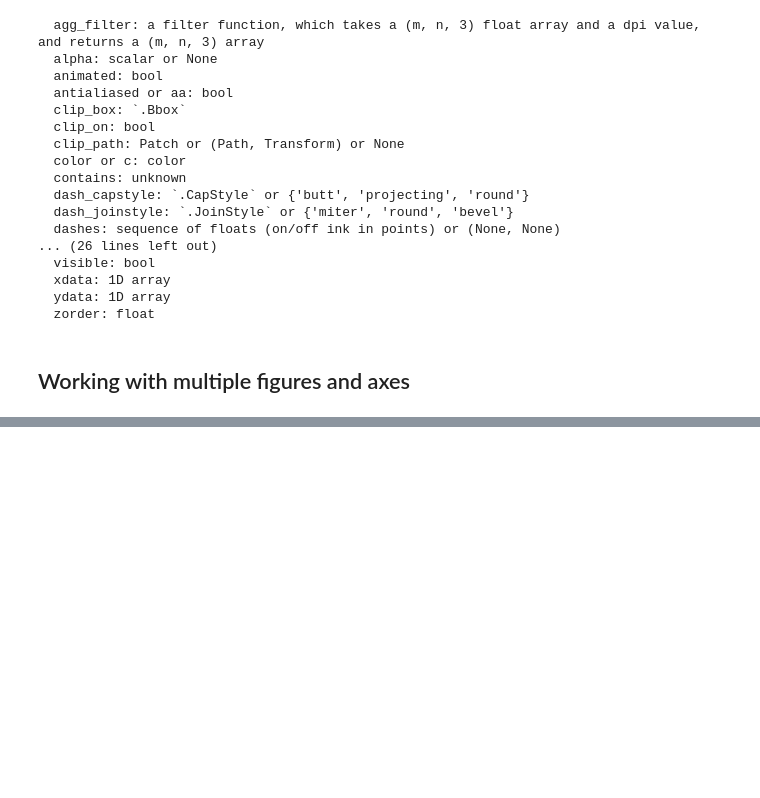
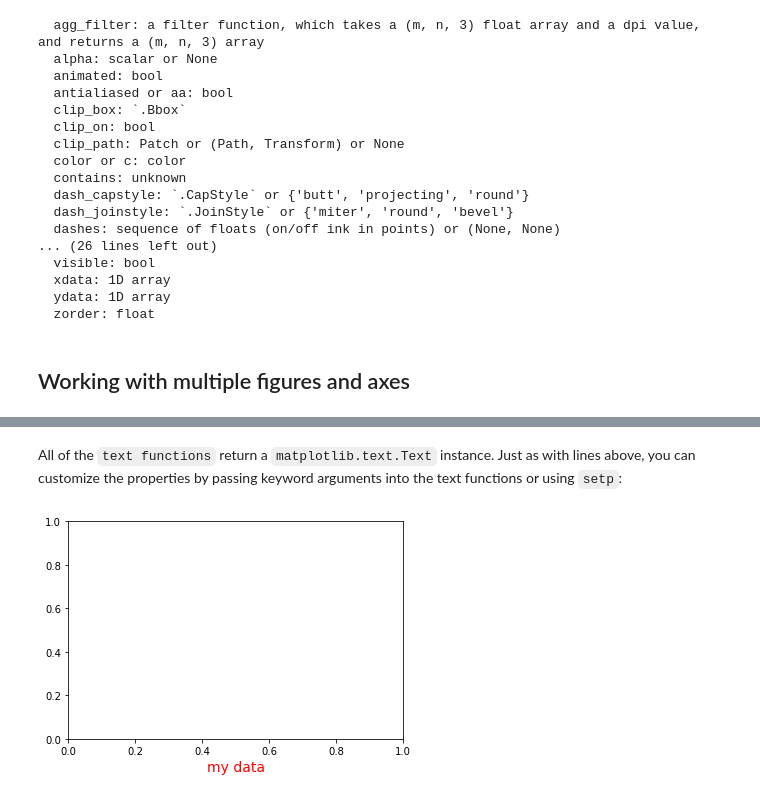
Before and after one commit to Hanabiraa/ds-way, a Jupyter notebook: visual-way/matplotlib-way/Introductory/pyplot_tutorial.ipynb, the cells around one changed output, grey strips where cells are left out. Saved outputs shown, nothing was run; the diff lists cells and outputs as text; code cells hidden in the pictures; blank space fills up the shorter version.

```diff
--- a/visual-way/matplotlib-way/Introductory/pyplot_tutorial.ipynb
+++ b/visual-way/matplotlib-way/Introductory/pyplot_tutorial.ipynb
@@ -205,0 +265,6 @@ plt.setp(lines)
+# %% [markdown]
+All of the `text functions` return a `matplotlib.text.Text` instance. Just as with lines above, you can customize the properties by passing keyword arguments into the text functions or using `setp`:
+# %%
+t = plt.xlabel('my data', fontsize=14, color='red')
+# %% [output]
+[figure, added]
```
Also changed, not shown: parts of 18 cells of this notebook, 3 other files.
